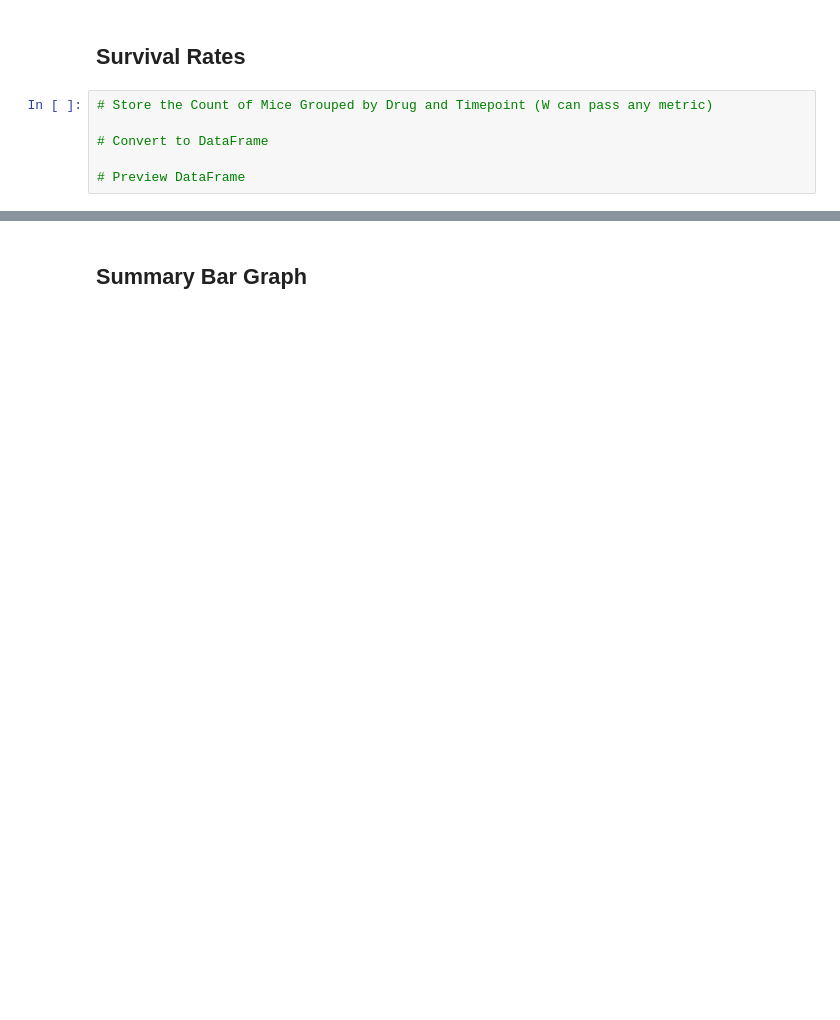
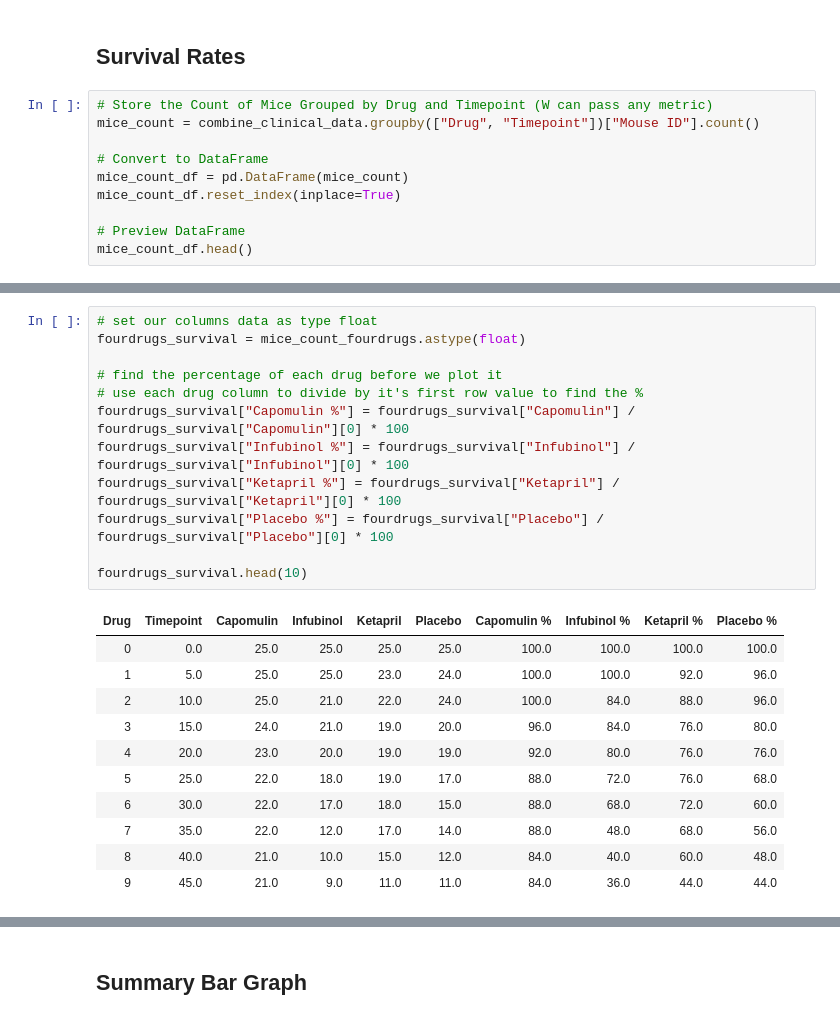
Before and after one commit to kattelya/matplotlib-challenge, a Jupyter notebook: pymaceuticals_starter.ipynb, the cells around one changed output, grey strips where cells are left out. Drawn from its saved outputs; the diff is of its cells as text; blank space fills up the shorter version.

```diff
--- a/pymaceuticals_starter.ipynb
+++ b/pymaceuticals_starter.ipynb
@@ -151,7 +250,11 @@ plt.show()
 ## Survival Rates
 # %%
 # Store the Count of Mice Grouped by Drug and Timepoint (W can pass any metric)
+mice_count = combine_clinical_data.groupby(["Drug", "Timepoint"])["Mouse ID"].count()
 
 # Convert to DataFrame
+mice_count_df = pd.DataFrame(mice_count)
+mice_count_df.reset_index(inplace=True)
 
 # Preview DataFrame
+mice_count_df.head()
@@ -168,0 +296,24 @@ plt.show()
+# %%
+# set our columns data as type float
+fourdrugs_survival = mice_count_fourdrugs.astype(float)
+
+# find the percentage of each drug before we plot it
+# use each drug column to divide by it's first row value to find the %
+fourdrugs_survival["Capomulin %"] = fourdrugs_survival["Capomulin"] / fourdrugs_survival["Capomulin"][0] * 100
+fourdrugs_survival["Infubinol %"] = fourdrugs_survival["Infubinol"] / fourdrugs_survival["Infubinol"][0] * 100
+fourdrugs_survival["Ketapril %"] = fourdrugs_survival["Ketapril"] / fourdrugs_survival["Ketapril"][0] * 100
+fourdrugs_survival["Placebo %"] = fourdrugs_survival["Placebo"] / fourdrugs_survival["Placebo"][0] * 100
+
+fourdrugs_survival.head(10)
+# %% [output]
+| Drug | Timepoint | Capomulin | Infubinol | Ketapril | Placebo | Capomulin % | Infubinol % | Ketapril % | Placebo % |
+| 0 | 0.0 | 25.0 | 25.0 | 25.0 | 25.0 | 100.0 | 100.0 | 100.0 | 100.0 |
+| 1 | 5.0 | 25.0 | 25.0 | 23.0 | 24.0 | 100.0 | 100.0 | 92.0 | 96.0 |
+| 2 | 10.0 | 25.0 | 21.0 | 22.0 | 24.0 | 100.0 | 84.0 | 88.0 | 96.0 |
+| 3 | 15.0 | 24.0 | 21.0 | 19.0 | 20.0 | 96.0 | 84.0 | 76.0 | 80.0 |
+| 4 | 20.0 | 23.0 | 20.0 | 19.0 | 19.0 | 92.0 | 80.0 | 76.0 | 76.0 |
+| 5 | 25.0 | 22.0 | 18.0 | 19.0 | 17.0 | 88.0 | 72.0 | 76.0 | 68.0 |
+| 6 | 30.0 | 22.0 | 17.0 | 18.0 | 15.0 | 88.0 | 68.0 | 72.0 | 60.0 |
+| 7 | 35.0 | 22.0 | 12.0 | 17.0 | 14.0 | 88.0 | 48.0 | 68.0 | 56.0 |
+| 8 | 40.0 | 21.0 | 10.0 | 15.0 | 12.0 | 84.0 | 40.0 | 60.0 | 48.0 |
+| 9 | 45.0 | 21.0 | 9.0 | 11.0 | 11.0 | 84.0 | 36.0 | 44.0 | 44.0 |
```
Also changed, not shown: parts of 23 cells of this notebook.
